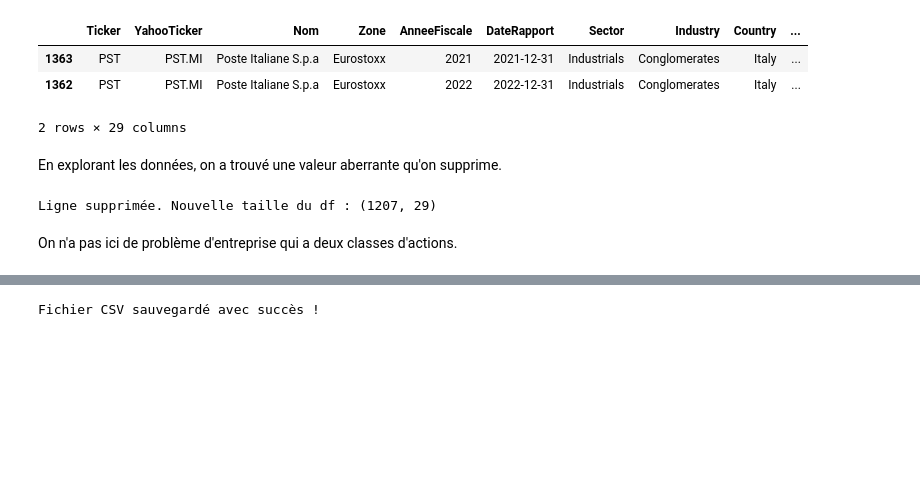
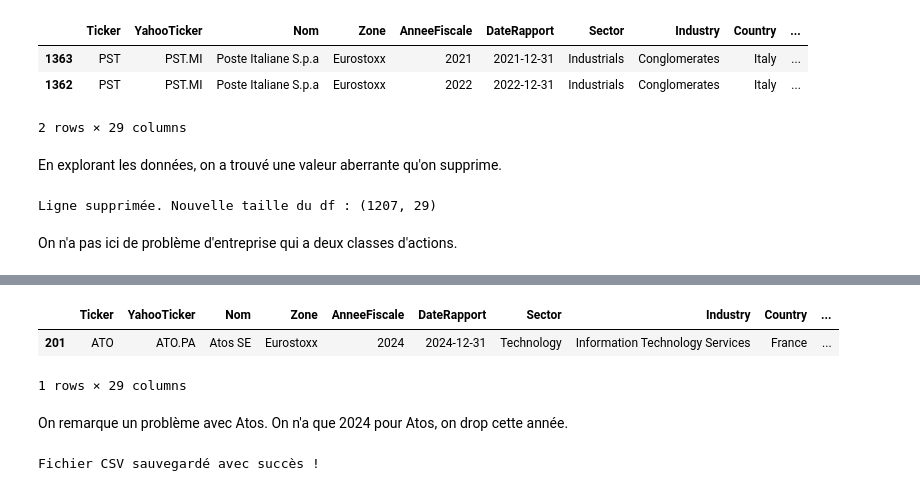
Before and after one commit to tnourlyn/Projet-Python---The-Transatlantic-valuation-guide, a Jupyter notebook: Nettoyage des données/Nettoyage_STX600.ipynb, the cells around one changed output, grey strips where cells are left out. Cells and saved outputs as stored; diff of their text form; code cells hidden in the pictures; blank space fills up the shorter version.

```diff
--- a/Nettoyage des données/Nettoyage_STX600.ipynb
+++ b/Nettoyage des données/Nettoyage_STX600.ipynb
@@ -367,0 +380,12 @@ On n'a pas ici de problème d'entreprise qui a deux classes d'actions.
+# %%
+# Sélectionner toutes les lignes où la colonne YahooTicker est égale à 'ATO.PA'
+lignes_ato = df_STX600[df_STX600['YahooTicker'] == 'ATO.PA']
+
+# Afficher le résultat
+lignes_ato
+# %% [output]
+|  | Ticker | YahooTicker | Nom | Zone | AnneeFiscale | DateRapport | Sector | Industry | Country | ... |
+| 201 | ATO | ATO.PA | Atos SE | Eurostoxx | 2024 | 2024-12-31 | Technology | Information Technology Services | France | ... |
+1 rows × 29 columns
+# %% [markdown]
+On remarque un problème avec Atos. On n'a que 2024 pour Atos, on drop cette année.
```
Also changed, not shown: parts of 2 cells of this notebook, 2 other files.
